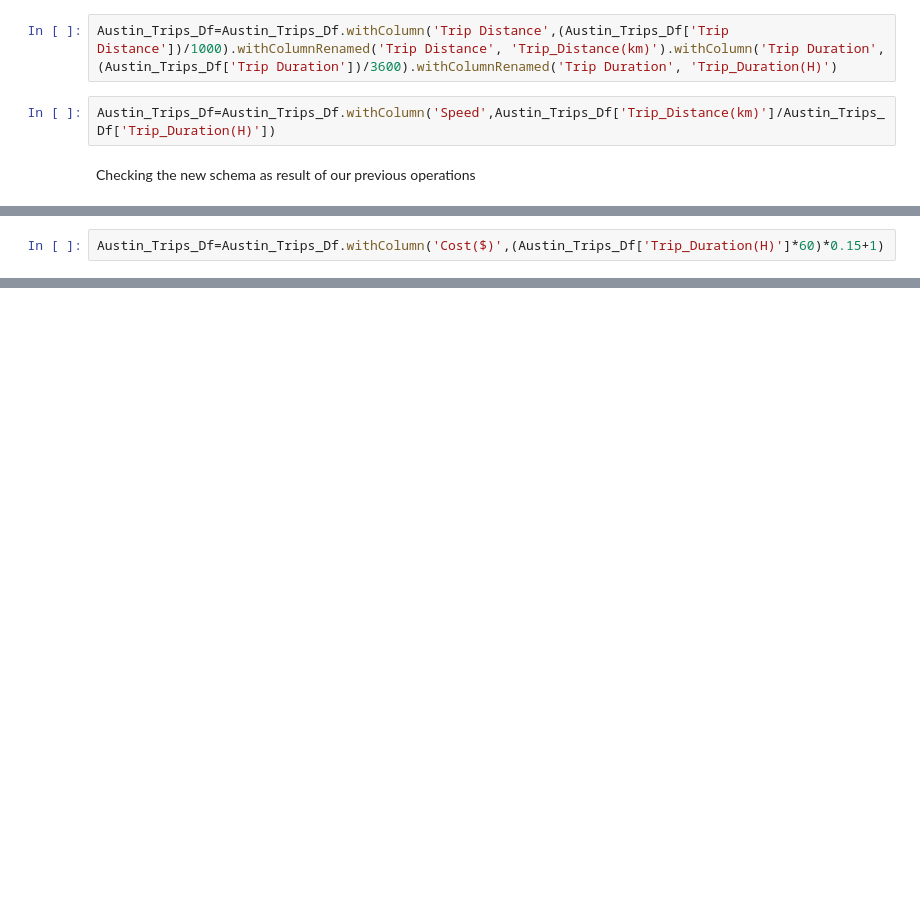
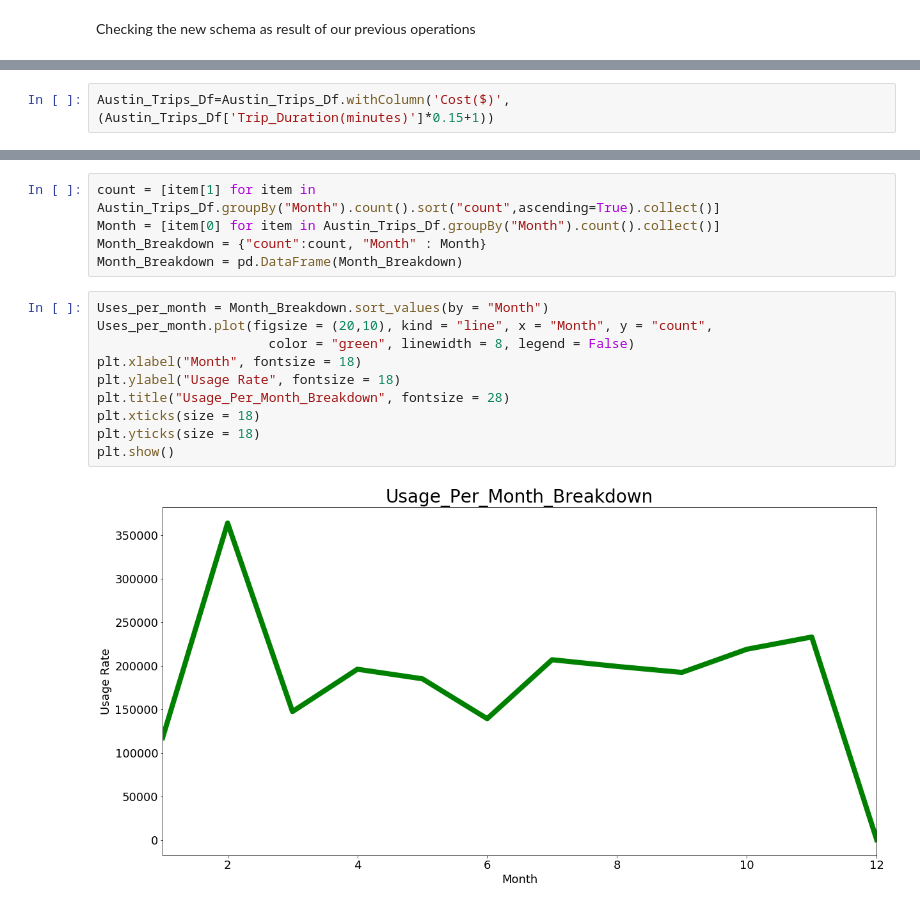
Before and after one commit to A-Hajjej/DS_Austin_Texas_Mobilities, a Jupyter notebook: pyspark micromobility trips analysis.ipynb, the cells around one changed output, grey strips where cells are left out. Saved outputs shown, nothing was run; the diff lists cells and outputs as text; blank space fills up the shorter version.

```diff
--- a/pyspark micromobility trips analysis.ipynb
+++ b/pyspark micromobility trips analysis.ipynb
@@ -113,7 +110,3 @@ We continue our transformation operations and we decide to convert Trip distance
-# %%
-Austin_Trips_Df=Austin_Trips_Df.withColumn('Trip Distance',(Austin_Trips_Df['Trip Distance'])/1000).withColumnRenamed('Trip Distance', 'Trip_Distance(km)').withColumn('Trip Duration',(Austin_Trips_Df['Trip Duration'])/3600).withColumnRenamed('Trip Duration', 'Trip_Duration(H)')
-# %%
-Austin_Trips_Df=Austin_Trips_Df.withColumn('Speed',Austin_Trips_Df['Trip_Distance(km)']/Austin_Trips_Df['Trip_Duration(H)'])
 # %% [markdown]
 Checking the new schema as result of our previous operations
 # %%
@@ -235,4 +155,4 @@ Austin_Trips_Df.describe(['Speed']).show()
 # %%
-Austin_Trips_Df=Austin_Trips_Df.withColumn('Cost($)',(Austin_Trips_Df['Trip_Duration(H)']*60)*0.15+1)
+Austin_Trips_Df=Austin_Trips_Df.withColumn('Cost($)',(Austin_Trips_Df['Trip_Duration(minutes)']*0.15+1))
 # %%
 Austin_Trips_Df.describe(['Cost($)']).show()
@@ -255,0 +199,17 @@ PriceDf.crosstab('Trip_Duration(H)','Cost($)').show(3)
+# %%
+count = [item[1] for item in Austin_Trips_Df.groupBy("Month").count().sort("count",ascending=True).collect()]
+Month = [item[0] for item in Austin_Trips_Df.groupBy("Month").count().collect()]
+Month_Breakdown = {"count":count, "Month" : Month}
+Month_Breakdown = pd.DataFrame(Month_Breakdown)
+# %%
+Uses_per_month = Month_Breakdown.sort_values(by = "Month")
+Uses_per_month.plot(figsize = (20,10), kind = "line", x = "Month", y = "count",
+                      color = "green", linewidth = 8, legend = False)
+plt.xlabel("Month", fontsize = 18)
+plt.ylabel("Usage Rate", fontsize = 18)
+plt.title("Usage_Per_Month_Breakdown", fontsize = 28)
+plt.xticks(size = 18)
+plt.yticks(size = 18)
+plt.show()
+# %% [output]
+[figure, added]
```
Also changed, not shown: parts of 60 cells of this notebook.
